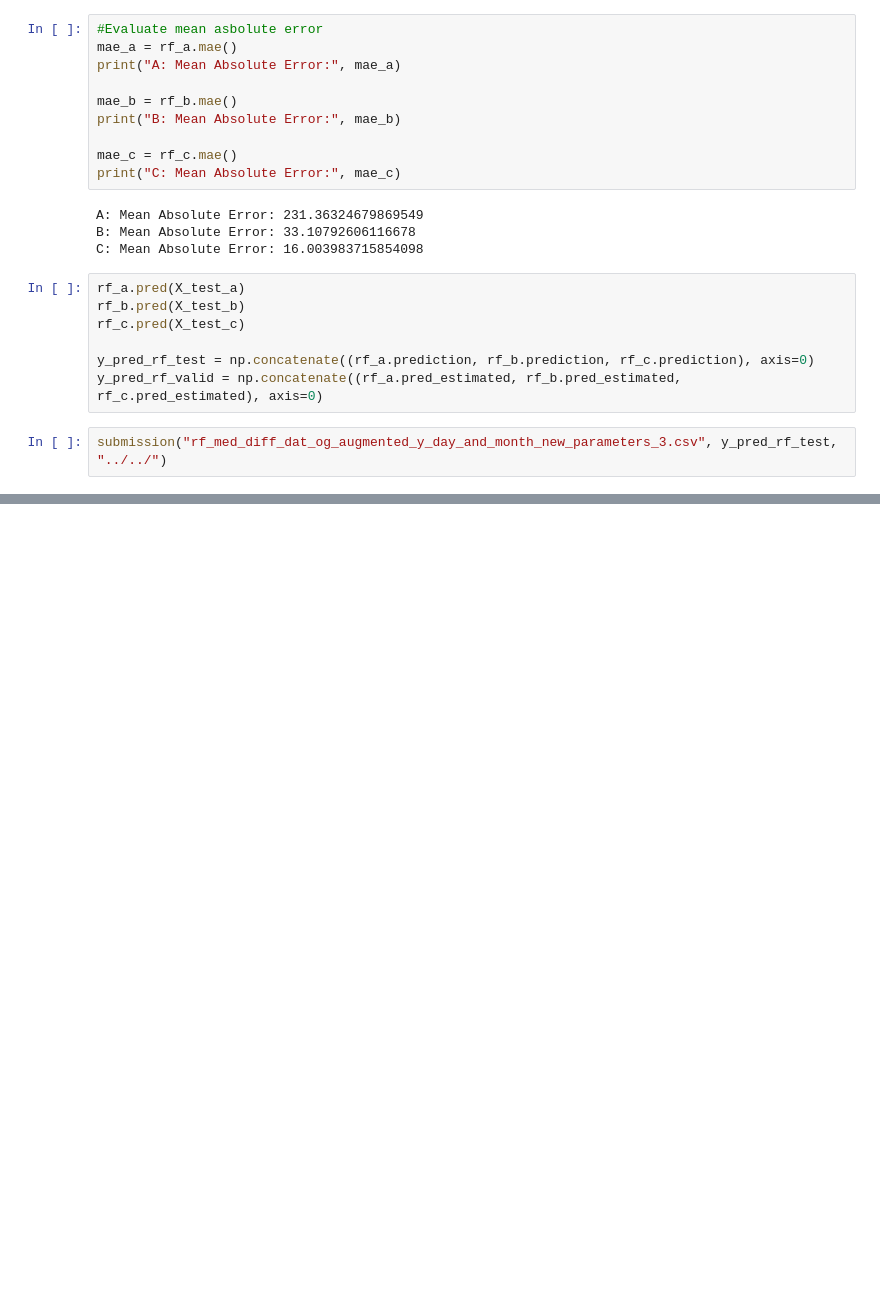
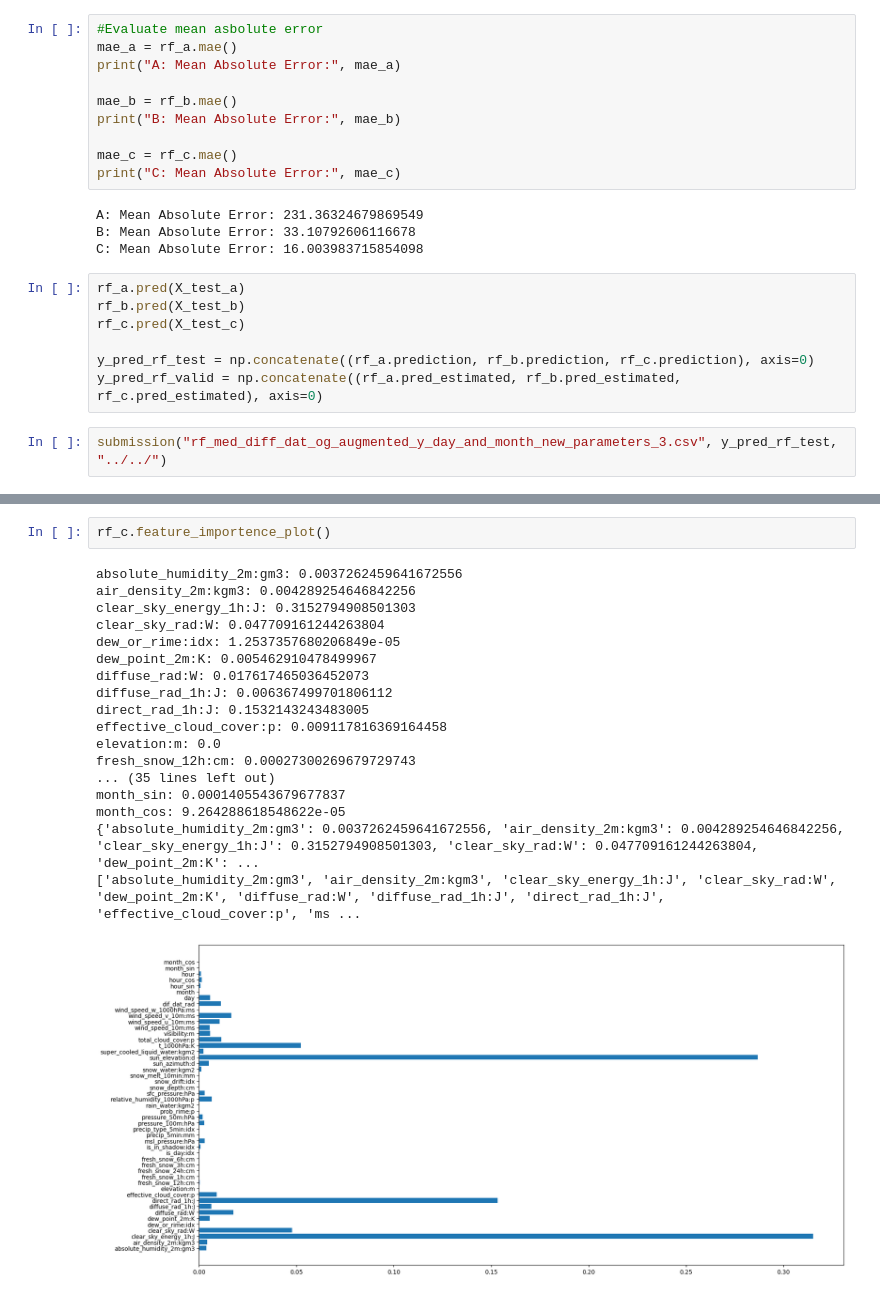
Before and after one commit to simenfritzner/TDT4173-ML-task, a Jupyter notebook: src/Models/Export_Data_to_Excel/Data_analyse_med_RF.ipynb, the cells around one changed output, grey strips where cells are left out. Saved outputs shown, nothing was run; the diff lists cells and outputs as text; blank space fills up the shorter version.

```diff
--- a/src/Models/Export_Data_to_Excel/Data_analyse_med_RF.ipynb
+++ b/src/Models/Export_Data_to_Excel/Data_analyse_med_RF.ipynb
@@ -332,0 +151,21 @@ submission("rf_med_diff_dat_og_augmented_y_day_and_month_new_parameters_3.csv",
+# %%
+rf_c.feature_importence_plot()
+# %% [output]
+absolute_humidity_2m:gm3: 0.0037262459641672556
+air_density_2m:kgm3: 0.004289254646842256
+clear_sky_energy_1h:J: 0.3152794908501303
+clear_sky_rad:W: 0.047709161244263804
+dew_or_rime:idx: 1.2537357680206849e-05
+dew_point_2m:K: 0.005462910478499967
+diffuse_rad:W: 0.017617465036452073
+diffuse_rad_1h:J: 0.006367499701806112
+direct_rad_1h:J: 0.1532143243483005
+effective_cloud_cover:p: 0.009117816369164458
+elevation:m: 0.0
+fresh_snow_12h:cm: 0.00027300269679729743
+... (35 lines left out)
+month_sin: 0.0001405543679677837
+month_cos: 9.264288618548622e-05
+{'absolute_humidity_2m:gm3': 0.0037262459641672556, 'air_density_2m:kgm3': 0.004289254646842256, 'clear_sky_energy_1h:J': 0.3152794908501303, 'clear_sky_rad:W': 0.047709161244263804, 'dew_point_2m:K': ...
+['absolute_humidity_2m:gm3', 'air_density_2m:kgm3', 'clear_sky_energy_1h:J', 'clear_sky_rad:W', 'dew_point_2m:K', 'diffuse_rad:W', 'diffuse_rad_1h:J', 'direct_rad_1h:J', 'effective_cloud_cover:p', 'ms ...
+[figure, added]
```
Also changed, not shown: parts of 27 cells of this notebook, 12 other files.
